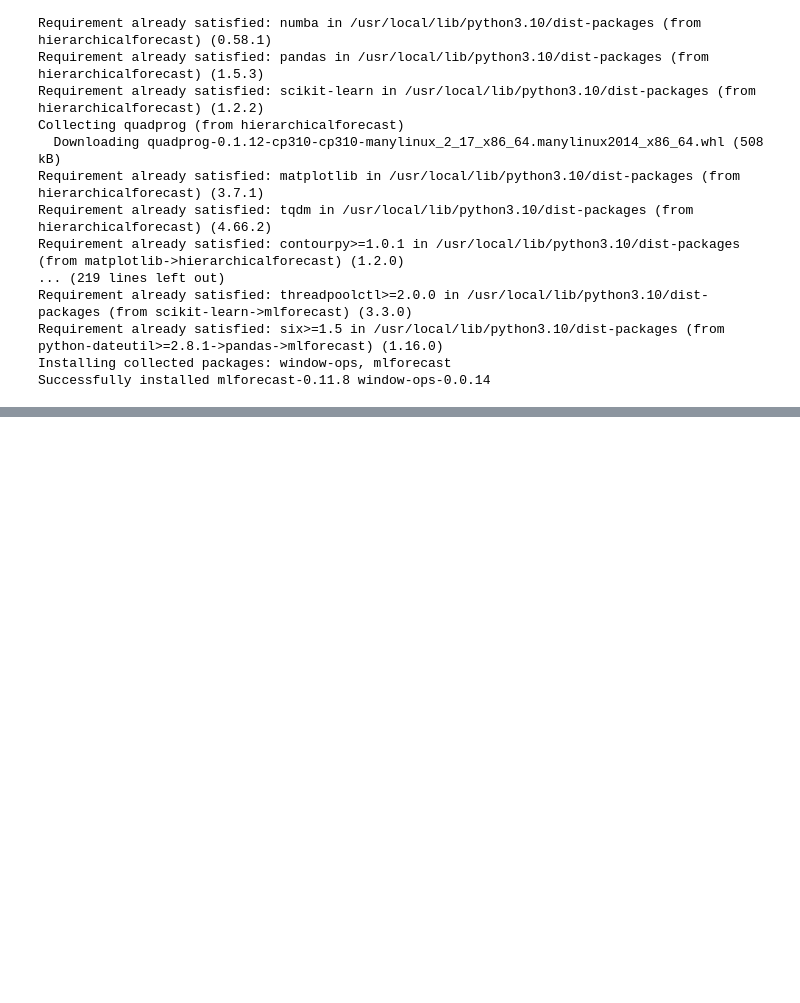
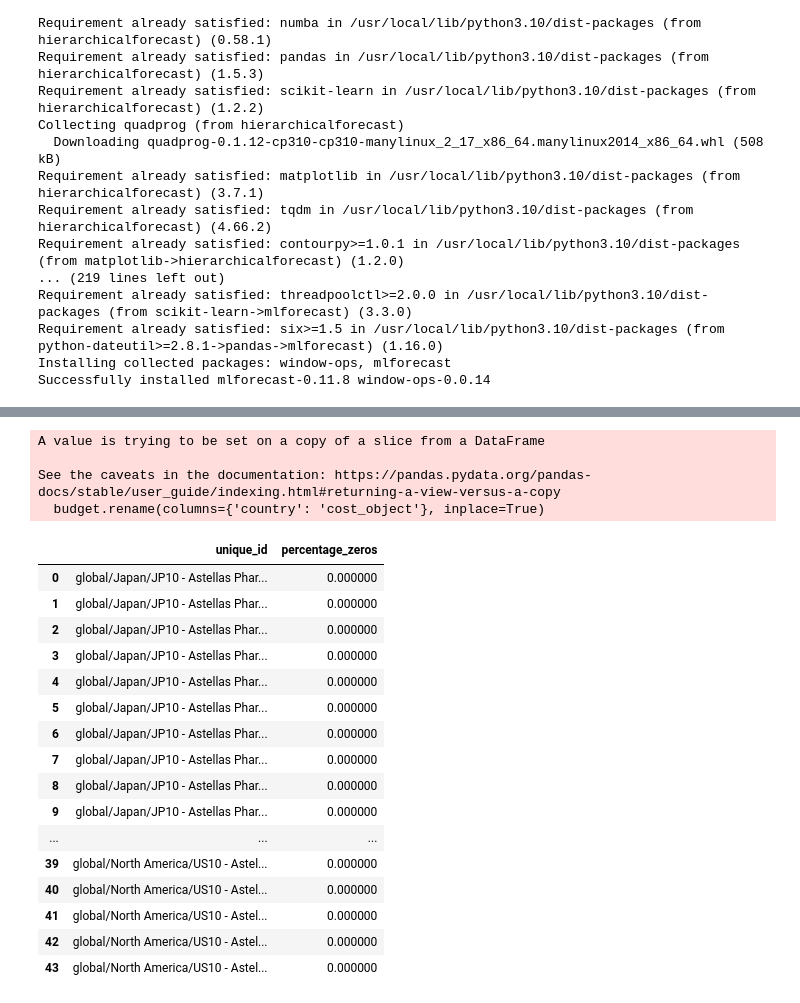
Before and after one commit to achett/Hierarchical-Model, a Jupyter notebook: Bayesian_Hierarchical_Model.ipynb, the cells around one changed output, grey strips where cells are left out. Saved outputs shown, nothing was run; the diff lists cells and outputs as text; code cells hidden in the pictures; blank space fills up the shorter version.

```diff
--- a/Bayesian_Hierarchical_Model.ipynb
+++ b/Bayesian_Hierarchical_Model.ipynb
@@ -1083,0 +99,26 @@ array(['global', 'global/CIS', 'global/East Europe',
+# %%
+##############
+# DATA LOAD
+##############
+inputFile = '/content/drive/MyDrive/Colab Notebooks/Revenue Prediction/data/budgetFY23.csv'
+budget = pd.read_csv(inputFile)
+budget = budget[budget['category']=='EQUIV_UNIT - Equivalent Units']
+budget.rename(columns={'country': 'cost_object'}, inplace=True)
+budget = prepare_data(budget, r_hier)
+
+inputFile = '/content/drive/MyDrive/Colab Notebooks/Revenue Prediction/data/volume_output.csv'
+volume_act = pd.read_csv(inputFile)
+volume_act.rename(columns={'value': 'y'}, inplace=True)
+volume_act = prepare_data(volume_act, r_hier)
+
+inputFile = '/content/drive/MyDrive/Colab Notebooks/Revenue Prediction/data/ids2smooth.csv'
+ids2smooth = pd.read_csv(inputFile)
+# %% [output]
+A value is trying to be set on a copy of a slice from a DataFrame
+
+See the caveats in the documentation: https://pandas.pydata.org/pandas-docs/stable/user_guide/indexing.html#returning-a-view-versus-a-copy
+  budget.rename(columns={'country': 'cost_object'}, inplace=True)
+# %%
+# Subset
+regs2include = ['US10 - Astellas Pharma US, Inc.', 'US21 - Agensys, Inc.', 'JP10 - Astellas Pharma Inc']
+volume_act = volume_act[volume_act['level3'].isin(regs2include)]
@@ -1083,0 +151,42 @@ array(['global', 'global/CIS', 'global/East Europe',
+# %%
+########################
+# INTERMITTENT DEMAND
+########################
+
+# Function to calculate the percentage of zeros after the first non-zero
+def calculate_percentage_zeros(df):
+    # Find the index of the first non-zero entry in 'y'
+    first_non_zero_index = df.loc[df['y'] != 0].index.min()
+    # If there are no non-zero values, return None or 0 based on your preference
+    if pd.isna(first_non_zero_index):
+        return None  # Or return 0 if you want to treat this as 0% zeros following non-zero
+    # Select the subset of 'y' after the first non-zero
+    post_non_zero_series = df.loc[first_non_zero_index:, 'y']
+    # Count the number of zeros in this subset
+    num_zeros = (post_non_zero_series == 0).sum()
+    # Calculate the percentage of zeros
+    percentage_zeros = num_zeros / len(post_non_zero_series) * 100
+    return percentage_zeros
+
+# Apply the function to each group and reset index to make unique_id a column
+percentage_zeros_df = volume_act.groupby('unique_id').apply(calculate_percentage_zeros).reset_index(name='percentage_zeros')
+
+percentage_zeros_df
+# %% [output]
+|  | unique_id | percentage_zeros |
+| 0 | global/Japan/JP10 - Astellas Phar... | 0.000000 |
+| 1 | global/Japan/JP10 - Astellas Phar... | 0.000000 |
+| 2 | global/Japan/JP10 - Astellas Phar... | 0.000000 |
+| 3 | global/Japan/JP10 - Astellas Phar... | 0.000000 |
+| 4 | global/Japan/JP10 - Astellas Phar... | 0.000000 |
+| 5 | global/Japan/JP10 - Astellas Phar... | 0.000000 |
+| 6 | global/Japan/JP10 - Astellas Phar... | 0.000000 |
+| 7 | global/Japan/JP10 - Astellas Phar... | 0.000000 |
+| 8 | global/Japan/JP10 - Astellas Phar... | 0.000000 |
+| 9 | global/Japan/JP10 - Astellas Phar... | 0.000000 |
+| ... | ... | ... |
+| 39 | global/North America/US10 - Astel... | 0.000000 |
+| 40 | global/North America/US10 - Astel... | 0.000000 |
+| 41 | global/North America/US10 - Astel... | 0.000000 |
+| 42 | global/North America/US10 - Astel... | 0.000000 |
+| 43 | global/North America/US10 - Astel... | 0.000000 |
```
Also changed, not shown: parts of 39 cells of this notebook.
